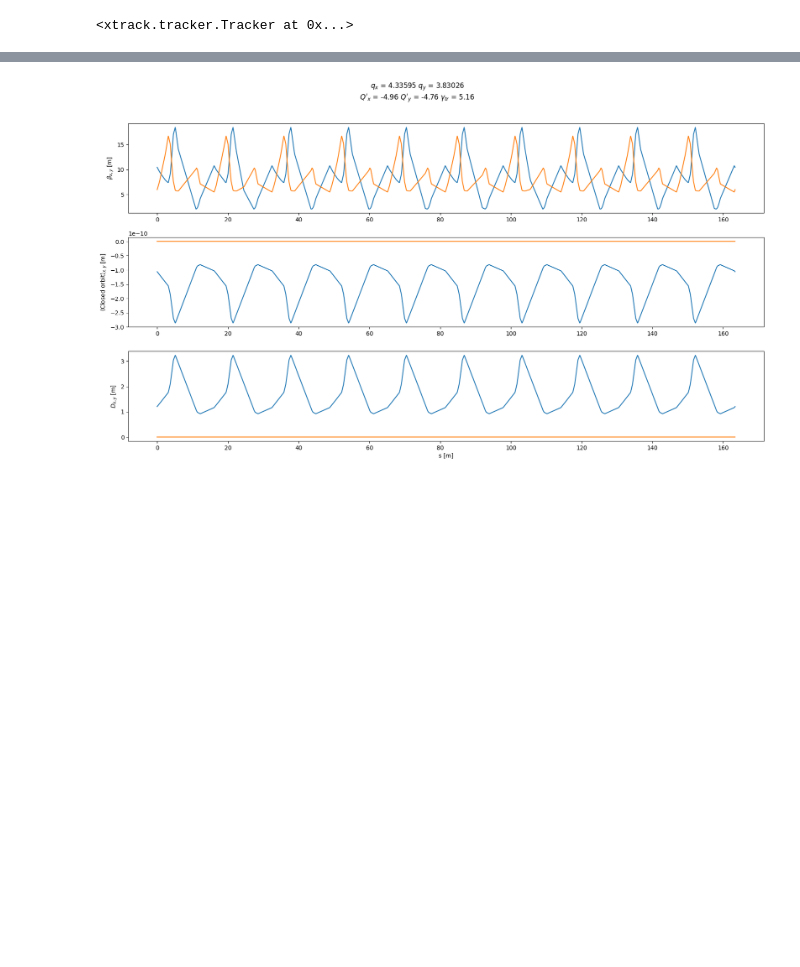
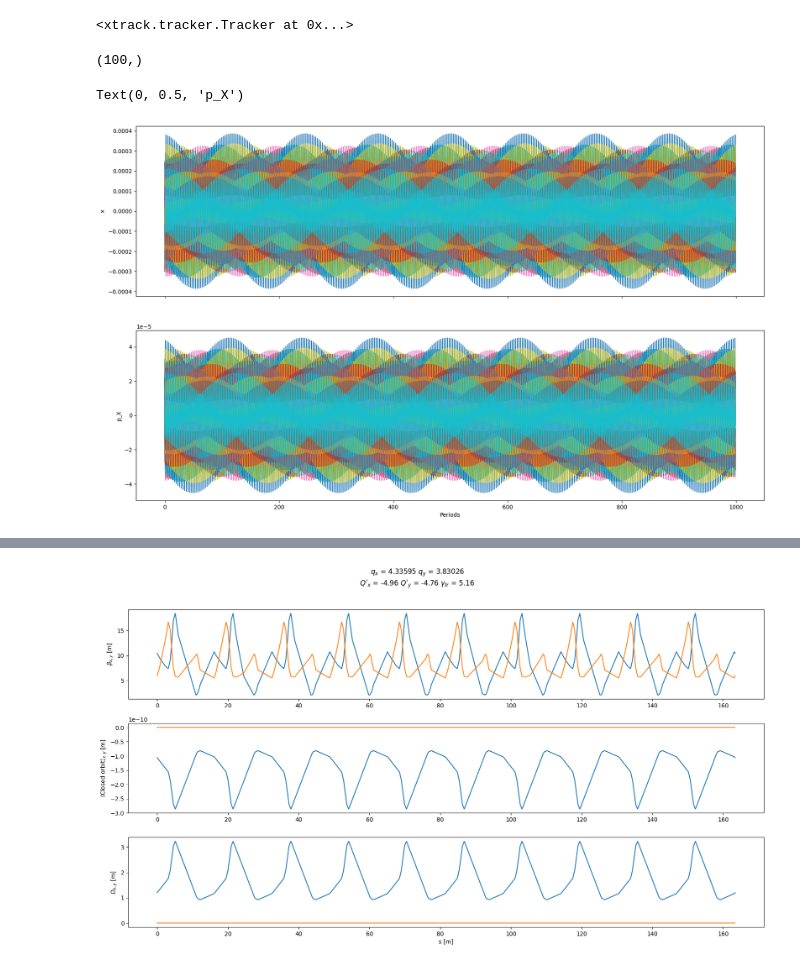
Before and after one commit to robertsimpson03/Accelerator-Simulation, a Jupyter notebook: ISIS_simulation.ipynb, the cells around one changed output, grey strips where cells are left out. Drawn from its saved outputs; the diff is of its cells as text; code cells hidden in the pictures; blank space fills up the shorter version.

```diff
--- a/ISIS_simulation.ipynb
+++ b/ISIS_simulation.ipynb
@@ -55,19 +55,26 @@ particles = xp.Particles(x=x, px=px, y=y, py=py, zeta=0, delta=0,)
 # %%
 n_turns = 1000
 line.track(particles, num_turns=n_turns, turn_by_turn_monitor=True)
+# %%
+print(np.shape(py))
+# %% [output]
+(100,)
 # %%
-#x_tbt = line.record_last_track.x
-#px_tbt = line.record_last_track.px
-#y_tbt = line.record_last_track.y
-#py_tbt = line.record_last_track.py
-#zeta_tbt = line.record_last_track.zeta
-#delta_tbt = line.record_last_track.delta
+x_tbt = line.record_last_track.x
+px_tbt = line.record_last_track.px
+y_tbt = line.record_last_track.y
+py_tbt = line.record_last_track.py
+zeta_tbt = line.record_last_track.zeta
+delta_tbt = line.record_last_track.delta
 
-#fig, axs = plt.subplots(2, figsize=(20,12), sharex=True)
-#for particle in range(n_particles):
-#    axs[0].plot(x_tbt[particle])
-#    axs[1].plot(px_tbt[particle])
-#axs[1].set_xlabel('Periods')
-#axs[0].set_ylabel('x')
-#axs[1].set_ylabel('p_X')
+fig, axs = plt.subplots(2, figsize=(20,12), sharex=True)
+for particle in range(n_particles):
+    axs[0].plot(x_tbt[particle])
+    axs[1].plot(px_tbt[particle])
+axs[1].set_xlabel('Periods')
+axs[0].set_ylabel('x')
+axs[1].set_ylabel('p_X')
+# %% [output]
+Text(0, 0.5, 'p_X')
+[figure, added]
 # %%
```
Also changed, not shown: parts of 4 cells of this notebook, 1 other file.
